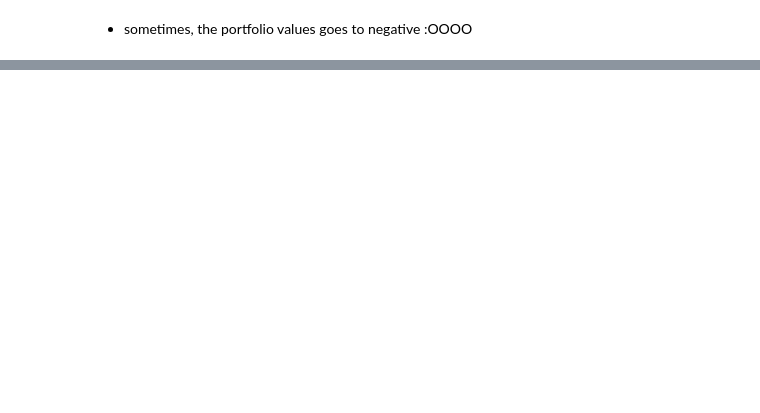
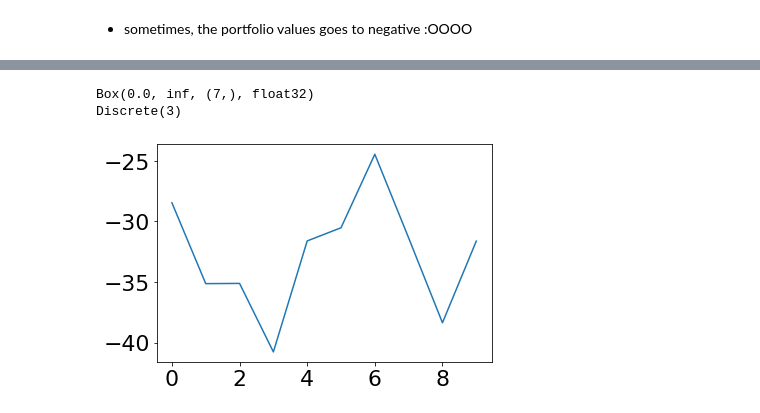
Before and after one commit to YAOS5/Amazon-Trading-Bot, a Jupyter notebook: stable_baselines_test.ipynb, the cells around one changed output, grey strips where cells are left out. Saved outputs shown, nothing was run; the diff lists cells and outputs as text; code cells hidden in the pictures; blank space fills up the shorter version.

```diff
--- a/stable_baselines_test.ipynb
+++ b/stable_baselines_test.ipynb
@@ -141,7 +133,7 @@ class DQN:
         self.batch_size = 64
         self.epsilon_min = .01
         self.lr = 0.001
-        self.epsilon_decay = .9995
+        self.epsilon_decay = .996
         self.memory = deque(maxlen=100)
         self.model = self.build_model()
 
@@ -155,7 +147,7 @@ class DQN:
         return model
 
     def remember(self, state, action, reward, next_state, done):
-        self.memory.append((state, action, reward, next_state, done)) ###############################################
+        self.memory.append((state, action, reward, next_state, done))
 
     def get_action(self, state, exploit=False):
 
@@ -169,12 +161,12 @@ class DQN:
         if len(self.memory) < self.batch_size:
             return
 
-        batch = random.sample(self.memory, self.batch_size)
-        states      = np.array([i[0] for i in batch])
-        actions     = np.array([i[1] for i in batch])
-        rewards     = np.array([i[2] for i in batch])
-        next_states = np.array([i[3] for i in batch])
-        dones       = np.array([i[4] for i in batch])
+        minibatch = random.sample(self.memory, self.batch_size)
+        states = np.array([i[0] for i in minibatch])
+        actions = np.array([i[1] for i in minibatch])
+        rewards = np.array([i[2] for i in minibatch])
+        next_states = np.array([i[3] for i in minibatch])
+        dones = np.array([i[4] for i in minibatch])
 
         states = np.squeeze(states)
         next_states = np.squeeze(next_states)
@@ -184,7 +176,7 @@ class DQN:
         ind = np.array([i for i in range(self.batch_size)])
         targets_full[[ind], [actions]] = targets
 
-        self.model.fit(states, targets_full, epochs=1, verbose=0) ###############################################
+        self.model.fit(states, targets_full, epochs=1, verbose=0callbacks=[WandbCallback()])
         if self.epsilon > self.epsilon_min:
             self.epsilon *= self.epsilon_decay
 
@@ -211,3 +203,16 @@ def train_dqn(agent, env, episodes):
         rewards.append(score)
 
     return rewards
+# %%
+from tqdm import tqdm
+print(env.observation_space)
+print(env.action_space)
+episodes = 10
+agent = DQN(env.action_space.n, env.observation_space.shape[0])
+rewards = train_dqn(agent, env, episodes)
+plt.plot(np.arange(0, len(loss)), rewards)
+plt.show()
+# %% [output]
+Box(0.0, inf, (7,), float32)
+Discrete(3)
+[figure, added]
```
Also changed, not shown: parts of 16 cells of this notebook, 1 other file.
